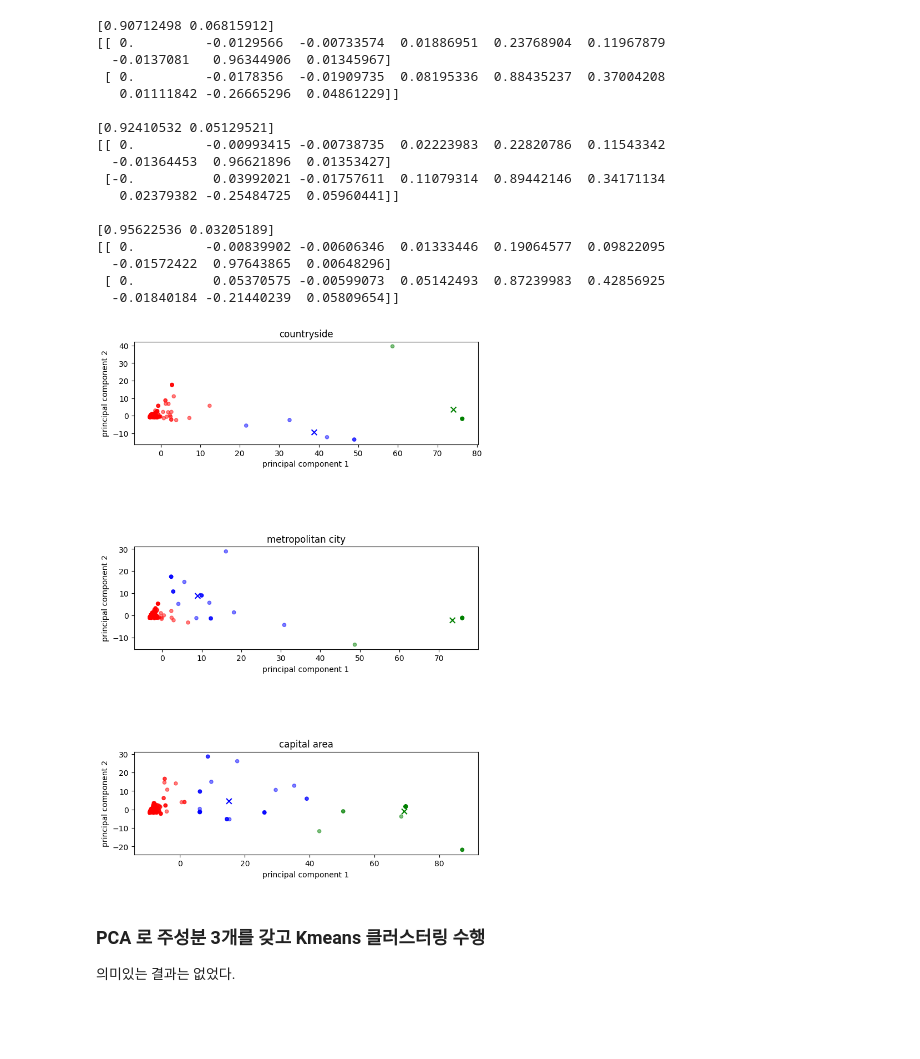
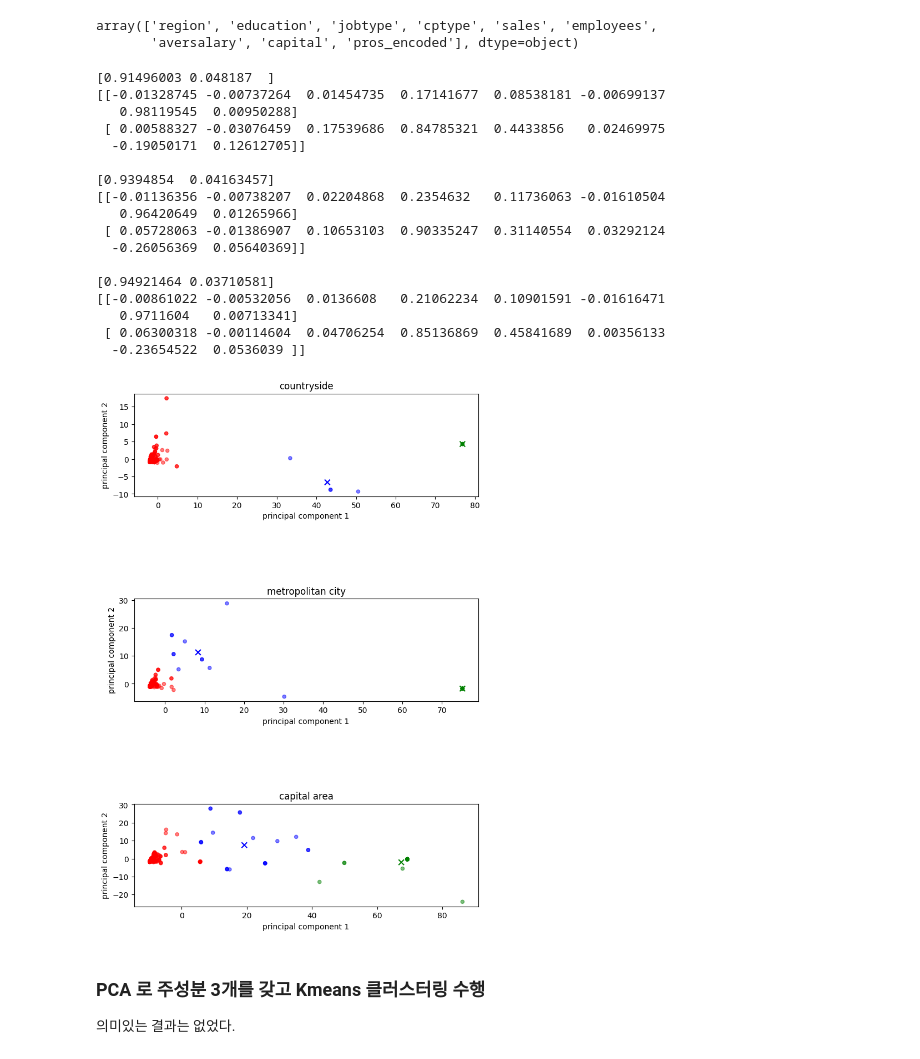
Before and after one commit to RGB234/----------, a Jupyter notebook: 4.clustering.ipynb, the cells around one changed output. Saved outputs shown, nothing was run; the diff lists cells and outputs as text; code cells hidden in the pictures; blank space fills up the shorter version.

```diff
--- a/4.clustering.ipynb
+++ b/4.clustering.ipynb
@@ -48,33 +49,0 @@ Name: count, dtype: int64
-# %%
-numClusters = 3
-# 수도권 : 서울, 인천, 세종, 경기 -> 2
-# 수도권 외 광역시: 부산, 대구, 광주, 대전, 울산 -> 1
-# 그 외 지방: 강원, 충북, 충남, 전북, 전남, 경북, 경남, 제주 -> 0
-regionColors = ['pink', 'green', 'orange']
-dataPointColor = [regionColors[row] for row in df_balanced['region']]
-
-features = ['pros_encoded', 'aversalary', 'capital']
-
-# math.comb(len(features),2)
-fig, axes = plt.subplots(3, figsize=(10, 20))
-fig.subplots_adjust(hspace=0.5)
-
-tmp_idx = 0
-for i in range(len(features)):
-    for j in range(i+1, len(features)):
-        ax = axes[tmp_idx]
-        ax.scatter(df_balanced[features[i]], df_balanced[features[j]], c=dataPointColor, alpha=0.5)
-
-        x_min = df_balanced[features[i]].min()
-        x_max = df_balanced[features[i]].max()
-        y_min = df_balanced[features[j]].min()
-        y_max = df_balanced[features[j]].max()
-
-        ax.set_xlim(x_min * 1.2 , x_max * 1.2)
-        ax.set_ylim(y_min * 1.2, y_max * 1.2)
-
-        ax.set_xlabel(features[i])
-        ax.set_ylabel(features[j])
-        tmp_idx += 1
-
-plt.show()
@@ -171,3 +157,8 @@ the number of clusters is 3
+# %%
+df.columns.values
+# %% [output]
+array(['region', 'education', 'jobtype', 'cptype', 'sales', 'employees',
+       'aversalary', 'capital', 'pros_encoded'], dtype=object)
 # %%
 numClusters = 3
 regionTypes = {0: "countryside", 1: "metropolitan city", 2: "capital area"}
@@ -178,7 +169,7 @@ fig.subplots_adjust(hspace=1, wspace=0.2)
 
 for regionType in regionTypes.keys():
     # regionType : 0..2
-    X = df_balanced[df_balanced["region"] == regionType]
+    X = df_balanced_dropna[df_balanced_dropna["region"] == regionType].iloc[:, 1:]
 
     pca = PCA(n_components=2)
     pca_fit = pca.fit(X.values)
@@ -203,49 +194,49 @@ for regionType in regionTypes.keys():
     # dataPoints
     plt.scatter(
         principalDf["p_component 1"],
         principalDf["p_component 2"],
         c=dataPointColor,
         s=20,
         alpha=0.5,
     )
 
     # centroids
     plt.scatter(
         centroids[:, 0],
         centroids[:, 1],
         c=centroidColor,
         s=50,
         marker="x",
     )
 
     ax.set_title(regionTypes[regionType])
     ax.set_xlabel("principal component 1")
     ax.set_ylabel("principal component 2")
 
     print(pca_fit.explained_variance_ratio_)
     print(pca_fit.components_)
     print()
 
 plt.show()
 # %% [output]
-[0.90712498 0.06815912]
-[[ 0.         -0.0129566  -0.00733574  0.01886951  0.23768904  0.11967879
-  -0.0137081   0.96344906  0.01345967]
- [ 0.         -0.0178356  -0.01909735  0.08195336  0.88435237  0.37004208
-   0.01111842 -0.26665296  0.04861229]]
+[0.91496003 0.048187  ]
+[[-0.01328745 -0.00737264  0.01454735  0.17141677  0.08538181 -0.00699137
+   0.98119545  0.00950288]
+ [ 0.00588327 -0.03076459  0.17539686  0.84785321  0.4433856   0.02469975
+  -0.19050171  0.12612705]]
 
-[0.92410532 0.05129521]
-[[ 0.         -0.00993415 -0.00738735  0.02223983  0.22820786  0.11543342
-  -0.01364453  0.96621896  0.01353427]
- [-0.          0.03992021 -0.01757611  0.11079314  0.89442146  0.34171134
-   0.02379382 -0.25484725  0.05960441]]
+[0.9394854  0.04163457]
+[[-0.01136356 -0.00738207  0.02204868  0.2354632   0.11736063 -0.01610504
+   0.96420649  0.01265966]
+ [ 0.05728063 -0.01386907  0.10653103  0.90335247  0.31140554  0.03292124
+  -0.26056369  0.05640369]]
 
-[0.95622536 0.03205189]
-[[ 0.         -0.00839902 -0.00606346  0.01333446  0.19064577  0.09822095
-  -0.01572422  0.97643865  0.00648296]
- [ 0.          0.05370575 -0.00599073  0.05142493  0.87239983  0.42856925
-  -0.01840184 -0.21440239  0.05809654]]
+[0.94921464 0.03710581]
+[[-0.00861022 -0.00532056  0.0136608   0.21062234  0.10901591 -0.01616471
+   0.9711604   0.00713341]
+ [ 0.06300318 -0.00114604  0.04706254  0.85136869  0.45841689  0.00356133
+  -0.23654522  0.0536039 ]]
-[figure, old version]
+[figure, new version]
 # %% [markdown]
 ### PCA 로 주성분 3개를 갖고 Kmeans 클러스터링 수행
 의미있는 결과는 없었다.
```
Also changed, not shown: parts of 13 cells of this notebook, 6 other files.
